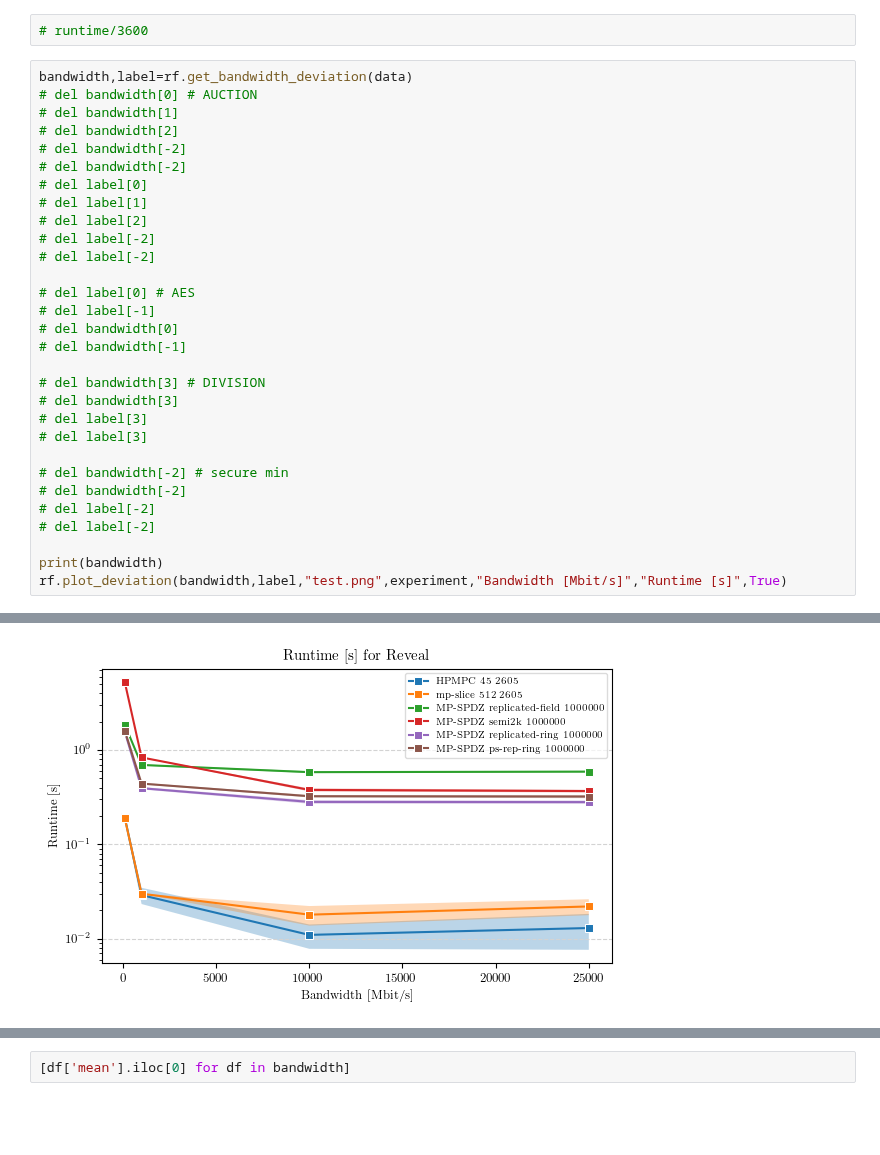
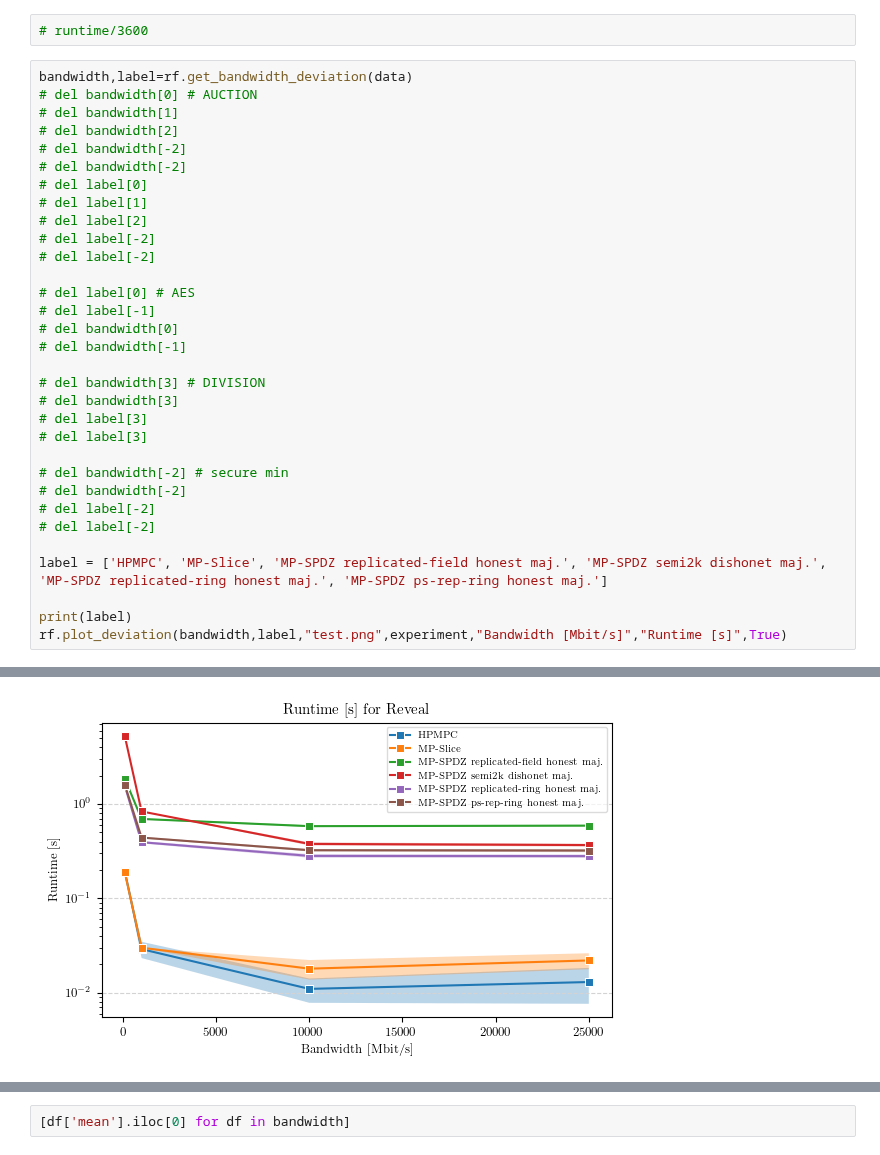
Before and after one commit to aSlunk/results, a Jupyter notebook: mp-slice/05_Reveal/Deviation.ipynb, the cells around one changed output, grey strips where cells are left out. Cells and saved outputs as stored; diff of their text form; blank space fills up the shorter version.

```diff
--- a/mp-slice/05_Reveal/Deviation.ipynb
+++ b/mp-slice/05_Reveal/Deviation.ipynb
@@ -79,6 +79,8 @@ bandwidth,label=rf.get_bandwidth_deviation(data)
 # del label[-2]
 # del label[-2]
 
-print(bandwidth)
+label = ['HPMPC', 'MP-Slice', 'MP-SPDZ replicated-field honest maj.', 'MP-SPDZ semi2k dishonet maj.', 'MP-SPDZ replicated-ring honest maj.', 'MP-SPDZ ps-rep-ring honest maj.']
+
+print(label)
 rf.plot_deviation(bandwidth,label,"test.png",experiment,"Bandwidth [Mbit/s]","Runtime [s]",True)
 # %% [output]
@@ -102,4 +104,4 @@ bandwidths(Mbs)
-[figure, old version]
+[figure, new version]
 # %%
 latency,label=rf.get_latency_deviation(data)
 # del latency[0] # AUCTION
```
Also changed, not shown: parts of 3 cells of this notebook, 13 other files.
